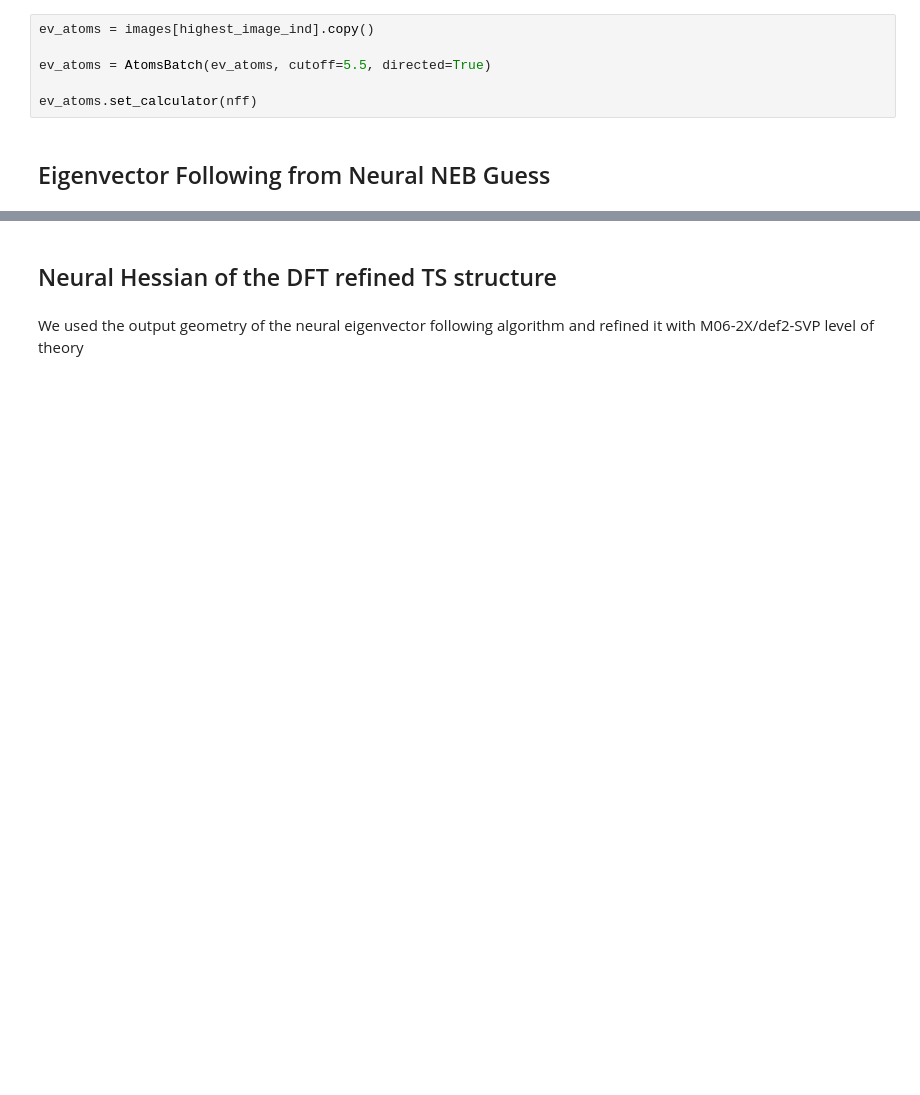
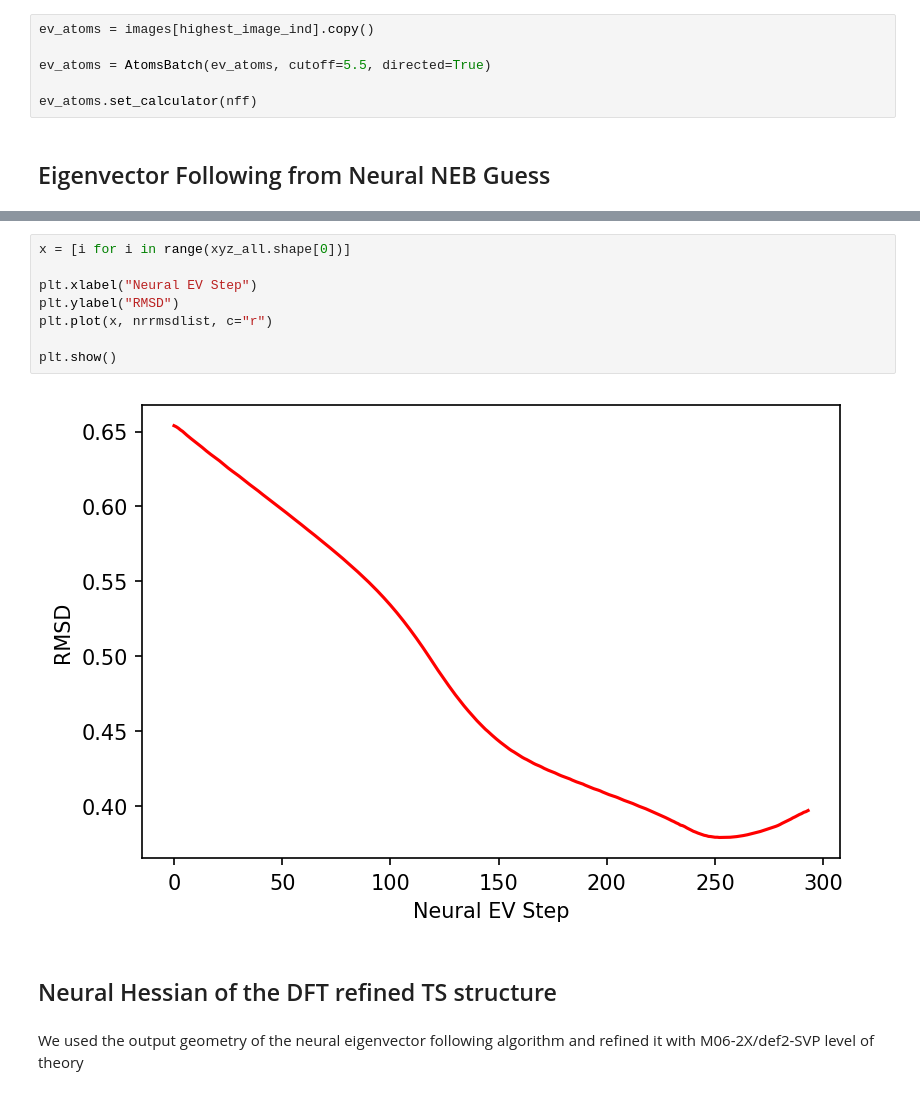
Before and after one commit to learningmatter-mit/NeuralForceField, a Jupyter notebook: tutorials/08_reactive_md.ipynb, the cells around one changed output, grey strips where cells are left out. Cells and saved outputs as stored; diff of their text form; blank space fills up the shorter version.

```diff
--- a/tutorials/08_reactive_md.ipynb
+++ b/tutorials/08_reactive_md.ipynb
@@ -268,3 +227,13 @@ plt.show()
+# %%
+x = [i for i in range(xyz_all.shape[0])]
+
+plt.xlabel("Neural EV Step")
+plt.ylabel("RMSD")
+plt.plot(x, nrrmsdlist, c="r")
+
+plt.show()
+# %% [output]
+[figure, added]
 # %% [markdown]
 ## Neural Hessian of the DFT refined TS structure
 # %% [markdown]
```
Also changed, not shown: parts of 22 cells of this notebook, 17 other files.
